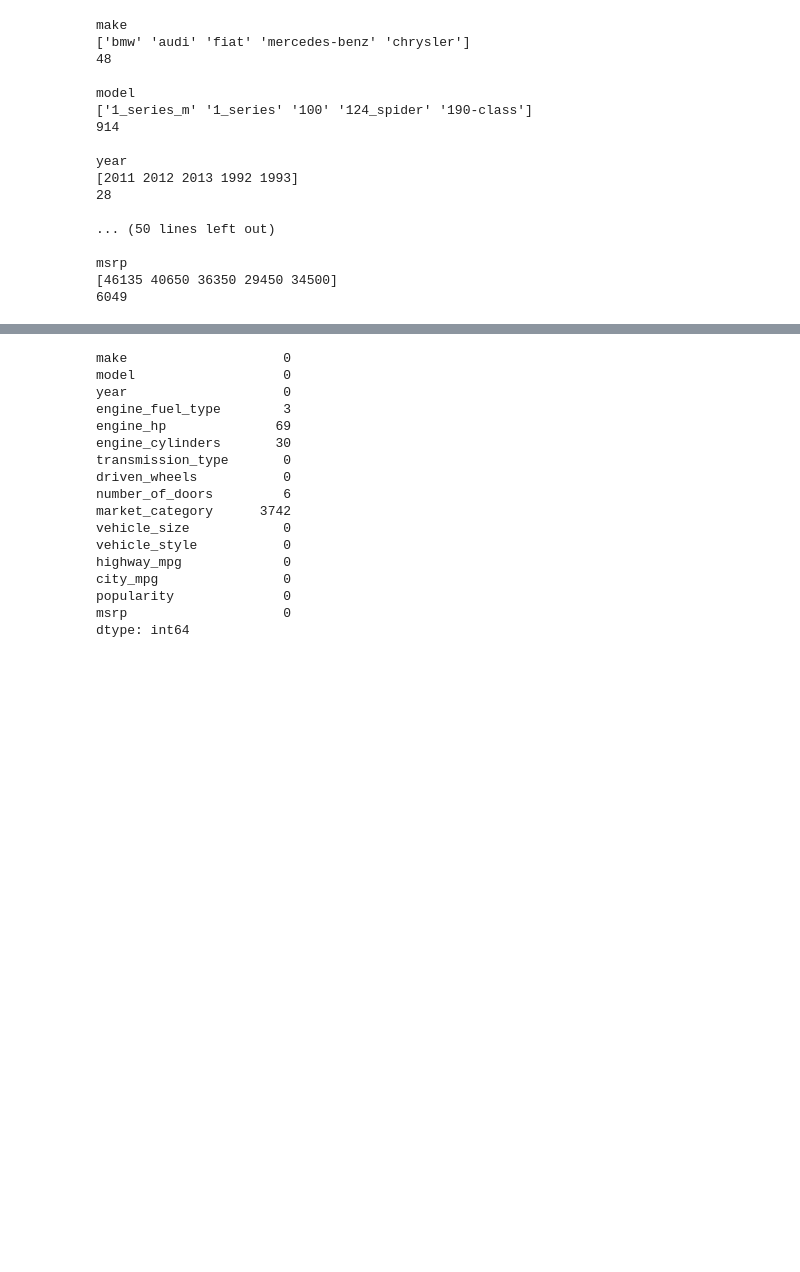
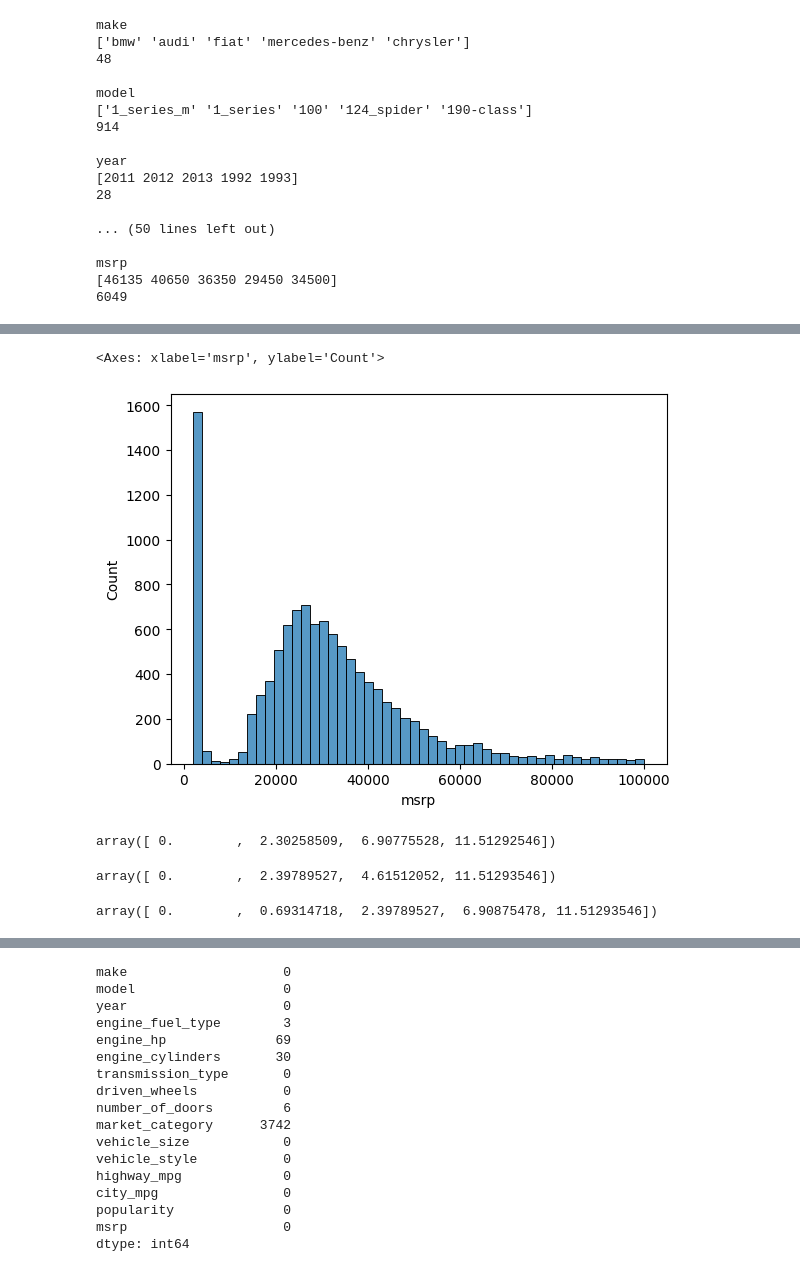
Before and after one commit to perobinbird/machine-learning-zoomcamp, a Jupyter notebook: 02-regression/02-carprice.ipynb, the cells around one changed output, grey strips where cells are left out. Saved outputs shown, nothing was run; the diff lists cells and outputs as text; code cells hidden in the pictures; blank space fills up the shorter version.

```diff
--- a/02-regression/02-carprice.ipynb
+++ b/02-regression/02-carprice.ipynb
@@ -291,0 +316,29 @@ msrp
+# %%
+# long-tail distribution, lets ZOOM IN a bit
+# select prices that are not large 100,000.
+sns.histplot(df.msrp[df.msrp < 100000], bins=50)
+
+# most freq price is ~1000, ~25k at about 700 counts, resonable distribution cheap cars sells more
+# strange 1000 peaked
+# LONG-TAIL is NO GOOD for ML
+# %% [output]
+<Axes: xlabel='msrp', ylabel='Count'>
+[figure, added]
+# %%
+# apply Log Distribution to get rid of long-tail - get COMPACT VALUES
+np.log([1, 10, 1000, 100000])
+#output logs the values and big values become exponentially small
+# %% [output]
+array([ 0.        ,  2.30258509,  6.90775528, 11.51292546])
+# %%
+np.log([0, 1, 10, 1000, 100000])
+# Log(0) does not exist - lead to error
+# Fix with '+ 1' to all values
+np.log([0+1, 10+1, 100+1, 100000+1])
+# %% [output]
+array([ 0.        ,  2.39789527,  4.61512052, 11.51293546])
+# %%
+# No need to add '+1' manuualy - USE FUNCTION 'np.log1p'
+np.log1p([0, 1, 10, 1000, 100000])
+# %% [output]
+array([ 0.        ,  0.69314718,  2.39789527,  6.90875478, 11.51293546])
```
Also changed, not shown: parts of 10 cells of this notebook.
